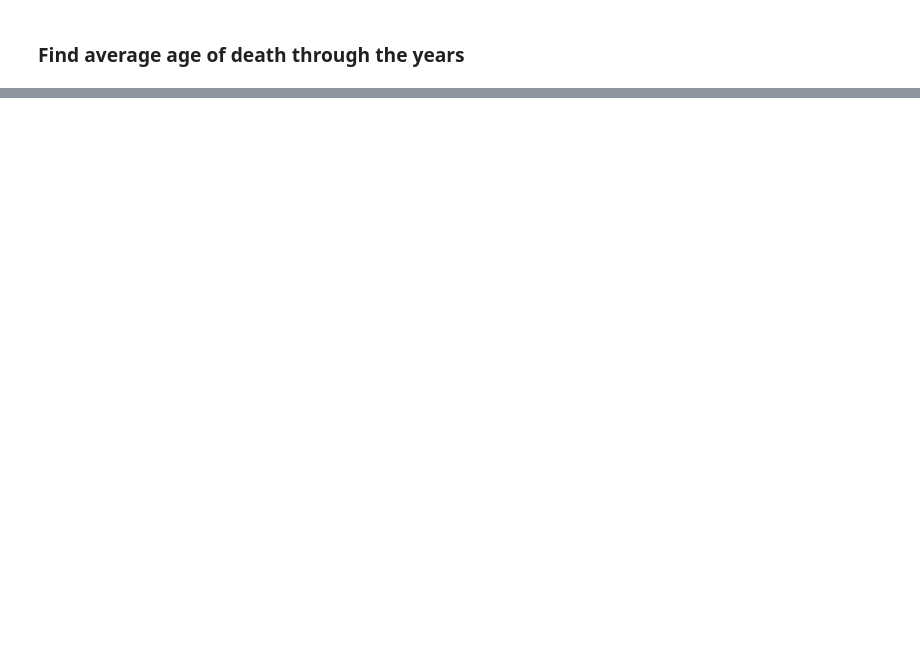
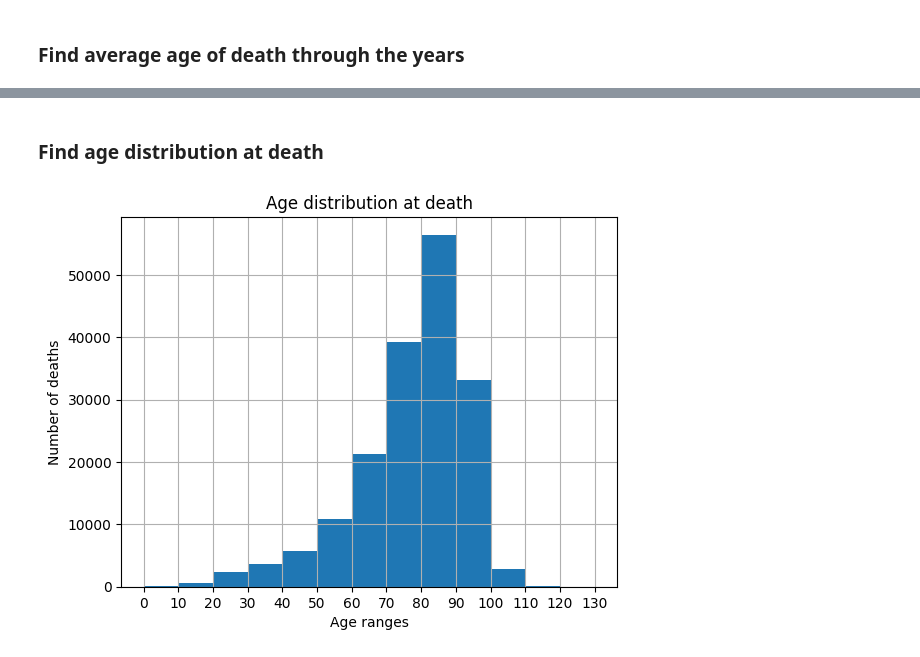
Before and after one commit to Elia9605/notable-deaths, a Jupyter notebook: an_deaths.ipynb, the cells around one changed output, grey strips where cells are left out. Saved outputs shown, nothing was run; the diff lists cells and outputs as text; code cells hidden in the pictures; blank space fills up the shorter version.

```diff
--- a/an_deaths.ipynb
+++ b/an_deaths.ipynb
@@ -430,0 +439,12 @@ plt.show()
+# %% [markdown]
+### Find age distribution at death
+# %%
+plt.hist(df["Age"], bins=range(0, 140, 10))
+plt.xticks(range(0, 140, 10))
+plt.xlabel("Age ranges")
+plt.ylabel("Number of deaths")
+plt.grid()
+plt.title("Age distribution at death")
+plt.show()
+# %% [output]
+[figure, added]
```
Also changed, not shown: parts of 8 cells of this notebook.
